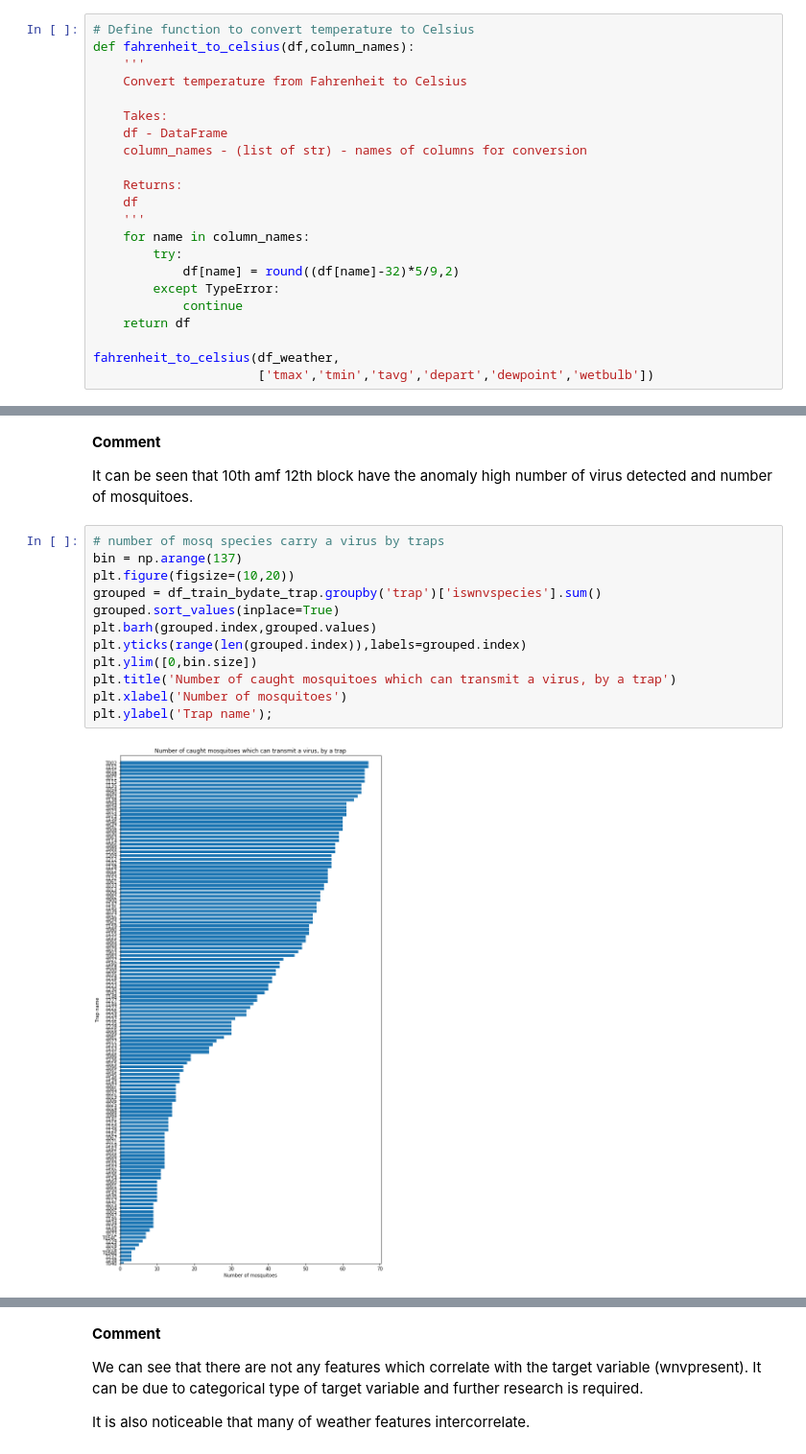
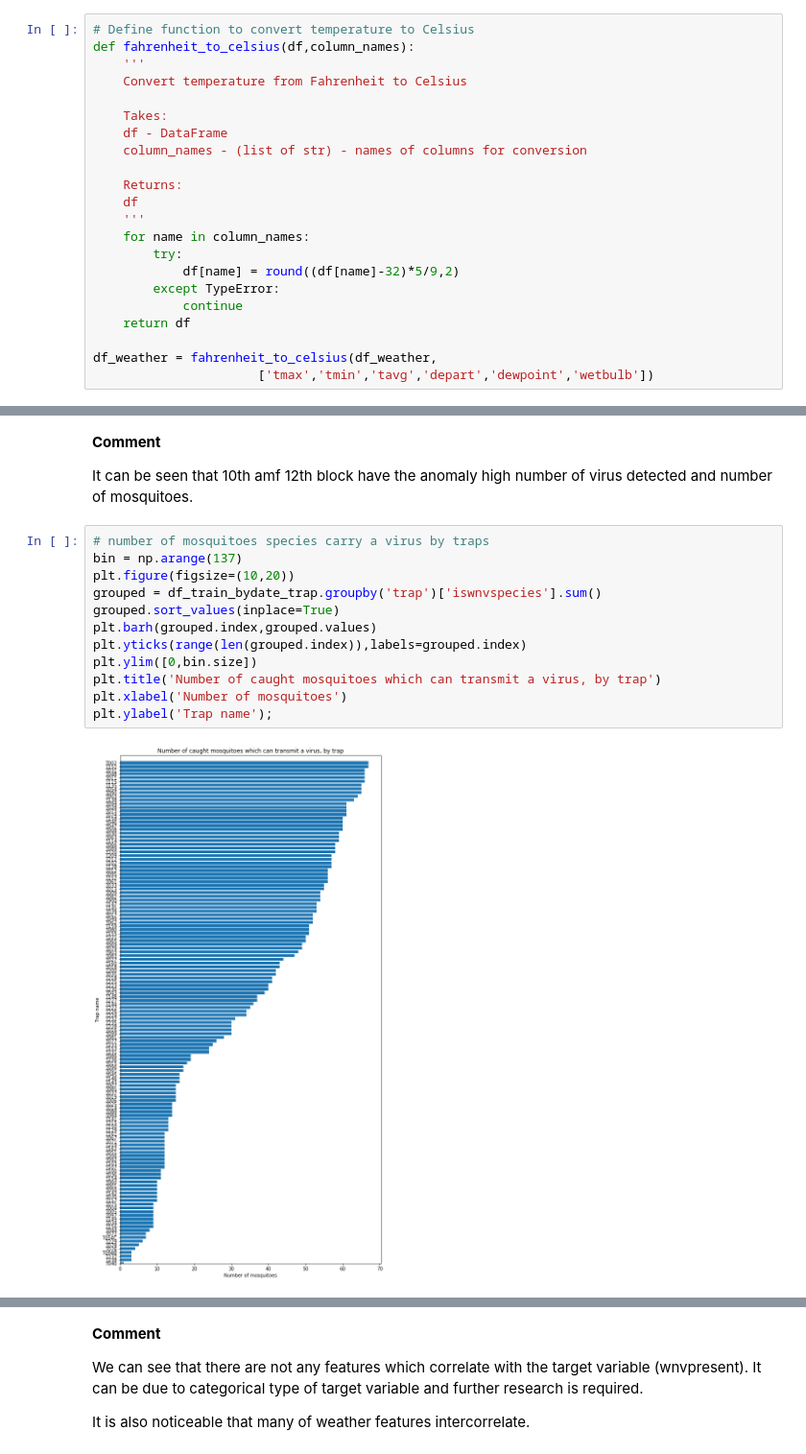
Before and after one commit to DSI-14-P4-BARJ/Project_4_West_Nile_Virus_Prediction, a Jupyter notebook: code/Project_4_West_Nile_Virus_Prediction.ipynb, the cells around one changed output, grey strips where cells are left out. Shown at 96% size. Drawn from its saved outputs; the diff is of its cells as text.

```diff
--- a/code/Project_4_West_Nile_Virus_Prediction.ipynb
+++ b/code/Project_4_West_Nile_Virus_Prediction.ipynb
@@ -330,5 +325,5 @@ def fahrenheit_to_celsius(df,column_names):
             continue
     return df
 
-fahrenheit_to_celsius(df_weather,
+df_weather = fahrenheit_to_celsius(df_weather,
                       ['tmax','tmin','tavg','depart','dewpoint','wetbulb'])
@@ -999,16 +990,16 @@ plt.xticks(range(len(main_df['block'].unique())),
 
 It can be seen that 10th amf 12th block have the anomaly high number of virus detected and number of mosquitoes.
 # %%
-# number of mosq species carry a virus by traps
+# number of mosquitoes species carry a virus by traps
 bin = np.arange(137)
 plt.figure(figsize=(10,20))
 grouped = df_train_bydate_trap.groupby('trap')['iswnvspecies'].sum()
 grouped.sort_values(inplace=True)
 plt.barh(grouped.index,grouped.values)
 plt.yticks(range(len(grouped.index)),labels=grouped.index)
 plt.ylim([0,bin.size])
-plt.title('Number of caught mosquitoes which can transmit a virus, by a trap')
+plt.title('Number of caught mosquitoes which can transmit a virus, by trap')
 plt.xlabel('Number of mosquitoes')
 plt.ylabel('Trap name');
 # %% [output]
-[figure, old version]
+[figure, new version]
```
Also changed, not shown: parts of 90 cells of this notebook, 3 other files.
